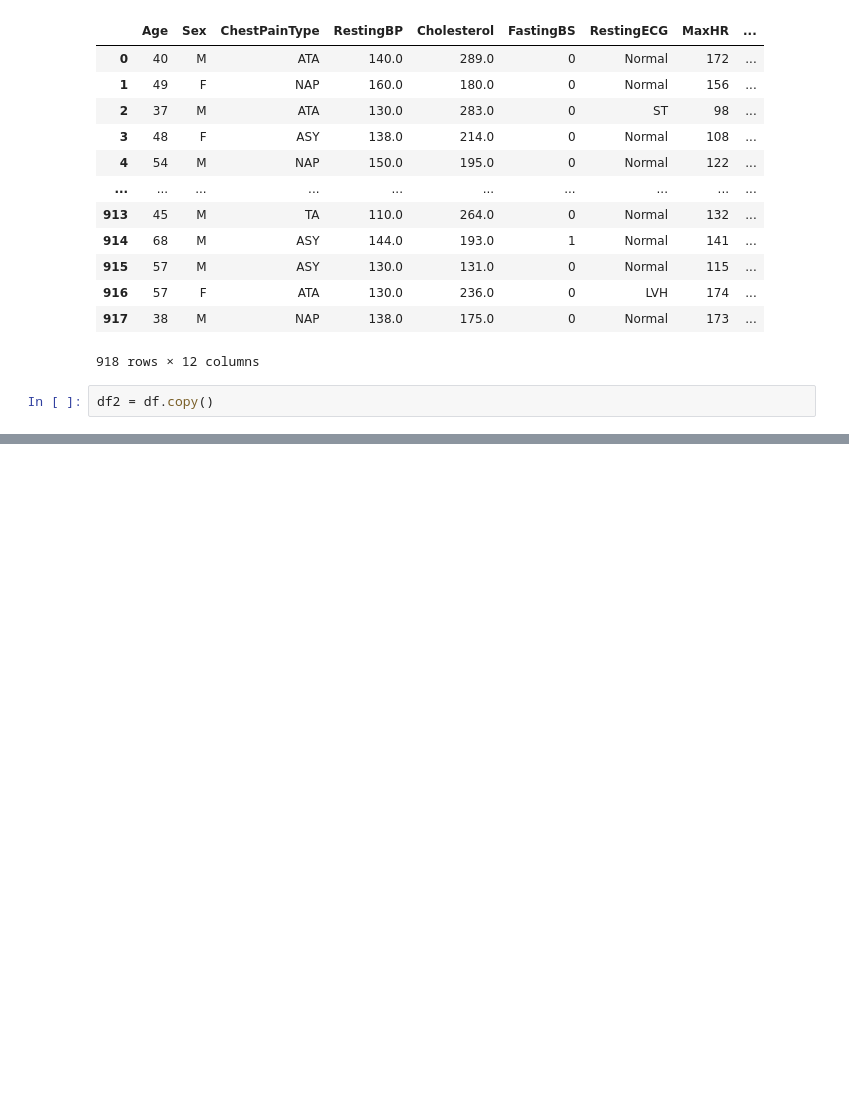
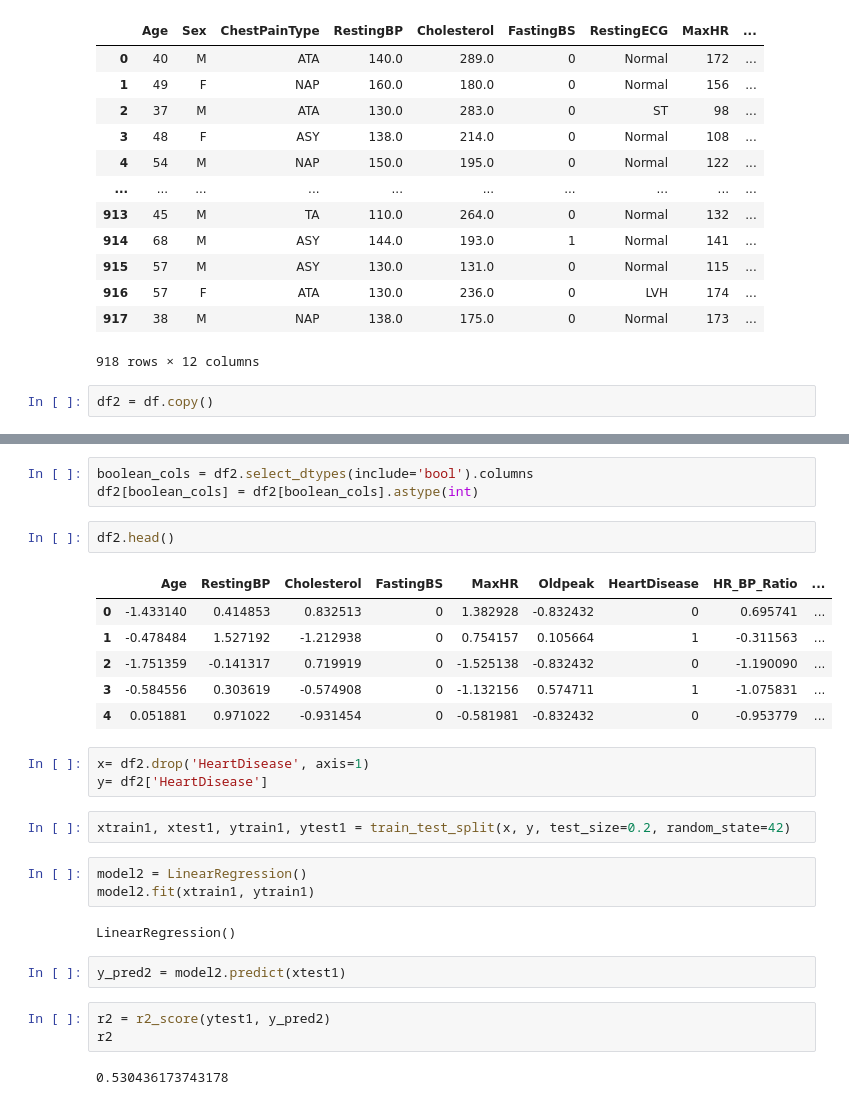
Before and after one commit to Yash4305d-y/ML-Project_2, a Jupyter notebook: project_2.ipynb, the cells around one changed output, grey strips where cells are left out. Cells and saved outputs as stored; diff of their text form; blank space fills up the shorter version.

Commit message:
💾 feat: saved trained model but accuracy not increased

```diff
--- a/project_2.ipynb
+++ b/project_2.ipynb
@@ -342,0 +367,29 @@ df2
+# %%
+boolean_cols = df2.select_dtypes(include='bool').columns
+df2[boolean_cols] = df2[boolean_cols].astype(int)
+# %%
+df2.head()
+# %% [output]
+|  | Age | RestingBP | Cholesterol | FastingBS | MaxHR | Oldpeak | HeartDisease | HR_BP_Ratio | ... |
+| 0 | -1.433140 | 0.414853 | 0.832513 | 0 | 1.382928 | -0.832432 | 0 | 0.695741 | ... |
+| 1 | -0.478484 | 1.527192 | -1.212938 | 0 | 0.754157 | 0.105664 | 1 | -0.311563 | ... |
+| 2 | -1.751359 | -0.141317 | 0.719919 | 0 | -1.525138 | -0.832432 | 0 | -1.190090 | ... |
+| 3 | -0.584556 | 0.303619 | -0.574908 | 0 | -1.132156 | 0.574711 | 1 | -1.075831 | ... |
+| 4 | 0.051881 | 0.971022 | -0.931454 | 0 | -0.581981 | -0.832432 | 0 | -0.953779 | ... |
+# %%
+x= df2.drop('HeartDisease', axis=1)
+y= df2['HeartDisease']
+# %%
+xtrain1, xtest1, ytrain1, ytest1 = train_test_split(x, y, test_size=0.2, random_state=42)
+# %%
+model2 = LinearRegression()
+model2.fit(xtrain1, ytrain1)
+# %% [output]
+LinearRegression()
+# %%
+y_pred2 = model2.predict(xtest1)
+# %%
+r2 = r2_score(ytest1, y_pred2)
+r2
+# %% [output]
+0.530436173743178
```
Also changed, not shown: parts of 10 cells of this notebook.
